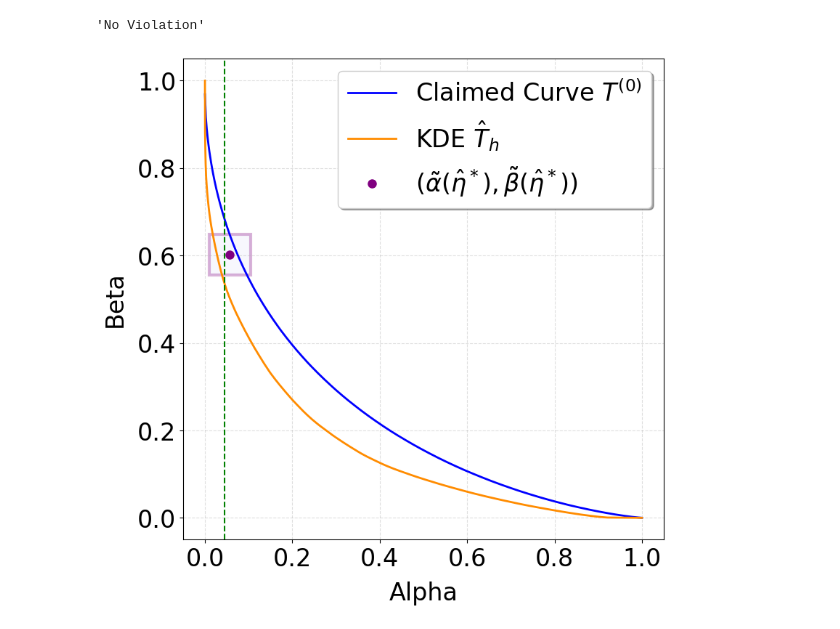
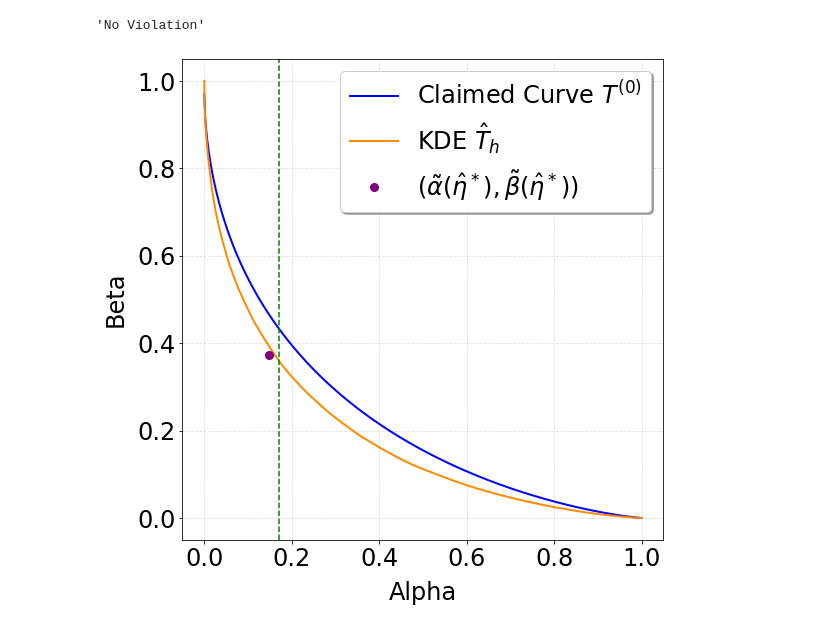
Before and after one commit to hadimalik12/fdp-estimation, a Jupyter notebook: notebook/auditor/auditing_fdp_curve_faulty_sgd.ipynb, the cells around one changed output. Cells and saved outputs as stored; diff of their text form; code cells hidden in the pictures.

```diff
--- a/notebook/auditor/auditing_fdp_curve_faulty_sgd.ipynb
+++ b/notebook/auditor/auditing_fdp_curve_faulty_sgd.ipynb
@@ -48,7 +48,7 @@ kwargs1 = {"sgd_alg":{
 claimed_f = partial(toyDPSGD_compute_tradeoff_curve,kwargs=kwargs1)
 
 
-num_train_samples=10**3
+num_train_samples=10**5
 kwargs = generate_params(num_train_samples, num_test_samples=10**3)
 kwargs["claimed_f"] = claimed_f
 
@@ -62,9 +62,10 @@ output["Report"]
 # %% [output]
 'No Violation'
 # %%
-omega=knn_baybox_acc_bound_1d(num_train_samples, kwargs["gamma"])
-file_name = os.path.join(fig_dir, 'new_auditing_faulty_sgd_103.png')
+omega=baybox_acc_bound(num_train_samples, kwargs["gamma"])
+file_name = os.path.join(fig_dir, 'new_auditing_faulty_sgd_105.png')
+
 
 create_plot(omega, output["estimated_alpha"], output["estimated_beta"], np.linspace(0,1,500), output["scan_alpha"], output["scan_beta"], output["critical_alpha"], output["critical_beta"], file_name, claimed_f)
 # %% [output]
-[figure, old version]
+[figure, new version]
```
Also changed, not shown: parts of 1 cell of this notebook, 1 other file.
